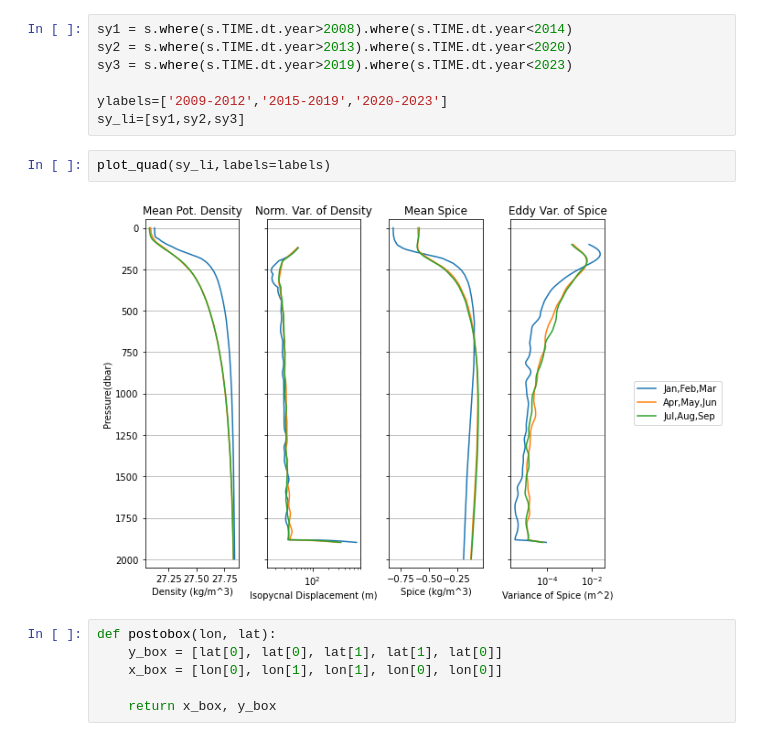
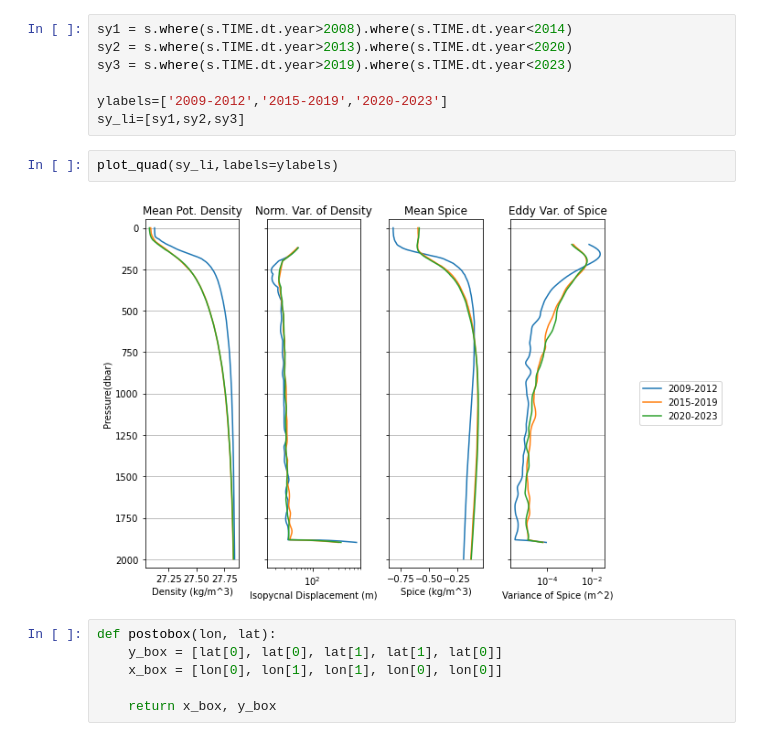
Before and after one commit to ocean-transport/argo-intern, a Jupyter notebook: function_test.ipynb, the cells around one changed output. Saved outputs shown, nothing was run; the diff lists cells and outputs as text.

```diff
--- a/function_test.ipynb
+++ b/function_test.ipynb
@@ -497,9 +487,9 @@ sy3 = s.where(s.TIME.dt.year>2019).where(s.TIME.dt.year<2023)
 ylabels=['2009-2012','2015-2019','2020-2023']
 sy_li=[sy1,sy2,sy3]
 # %%
-plot_quad(sy_li,labels=labels)
+plot_quad(sy_li,labels=ylabels)
 # %% [output]
-[figure, old version]
+[figure, new version]
 # %%
 def postobox(lon, lat):
     y_box = [lat[0], lat[0], lat[1], lat[1], lat[0]]
```
Also changed, not shown: parts of 19 cells of this notebook, 1 other file.
